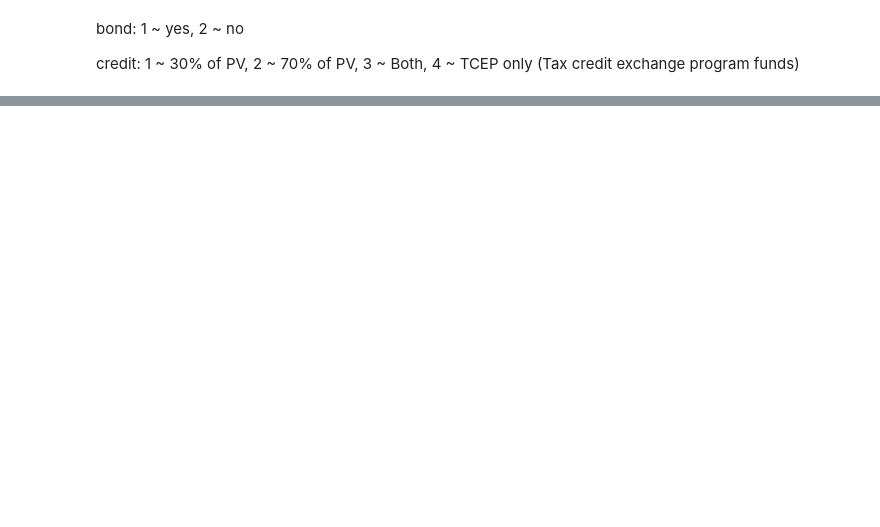
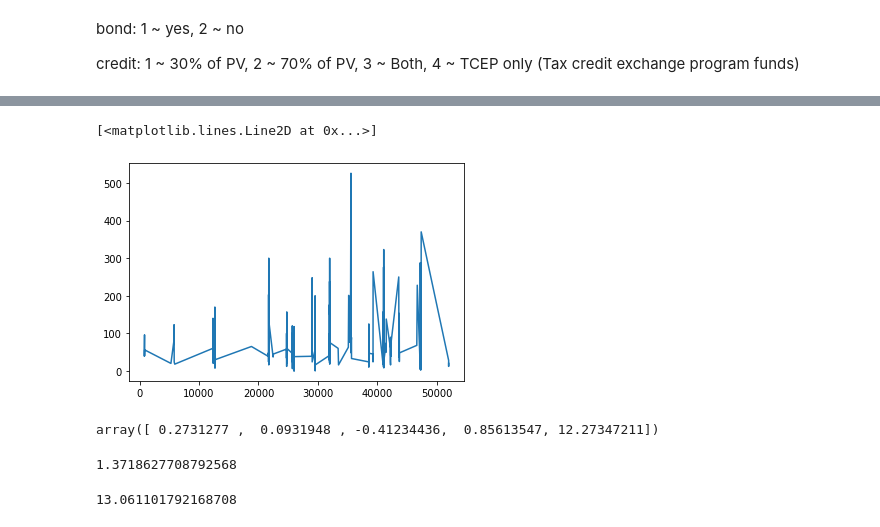
Before and after one commit to pndang/ULI-UCSD-H2H, a Jupyter notebook: LIHTC_analysis/clustering-analysis.ipynb, the cells around one changed output, grey strips where cells are left out. Cells and saved outputs as stored; diff of their text form; code cells hidden in the pictures; blank space fills up the shorter version.

```diff
--- a/LIHTC_analysis/clustering-analysis.ipynb
+++ b/LIHTC_analysis/clustering-analysis.ipynb
@@ -178,0 +204,4 @@ credit: 1 ~ 30% of PV, 2 ~ 70% of PV, 3 ~ Both, 4 ~ TCEP only (Tax credit exchan
+# %%
+# Cast bond to 0/1
+
+df['bond'] = df['bond'].replace(2, 0)
@@ -178,0 +234,5 @@ credit: 1 ~ 30% of PV, 2 ~ 70% of PV, 3 ~ Both, 4 ~ TCEP only (Tax credit exchan
+# %%
+plt.plot(df['n_units'])
+# %% [output]
+[<matplotlib.lines.Line2D at 0x...>]
+[figure, added]
@@ -178,0 +247,12 @@ credit: 1 ~ 30% of PV, 2 ~ 70% of PV, 3 ~ Both, 4 ~ TCEP only (Tax credit exchan
+# %%
+ws1
+# %% [output]
+array([ 0.2731277 ,  0.0931948 , -0.41234436,  0.85613547, 12.27347211])
+# %%
+getRMSE(X1.dot(ws1), y1)
+# %% [output]
+1.3718627708792568
+# %%
+np.mean(y1)
+# %% [output]
+13.061101792168708
```
Also changed, not shown: parts of 38 cells of this notebook.
